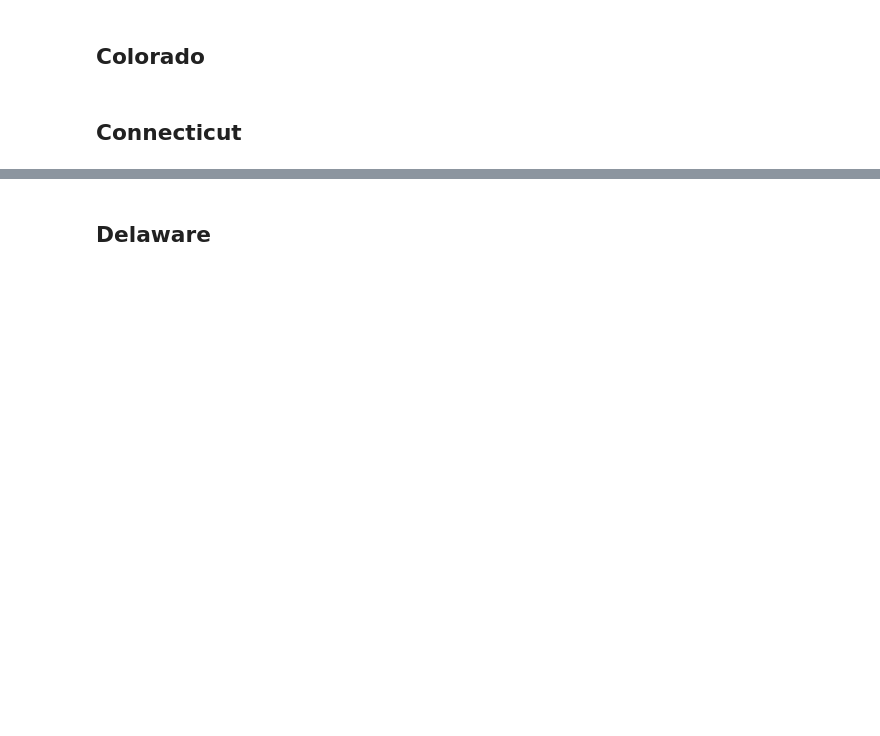
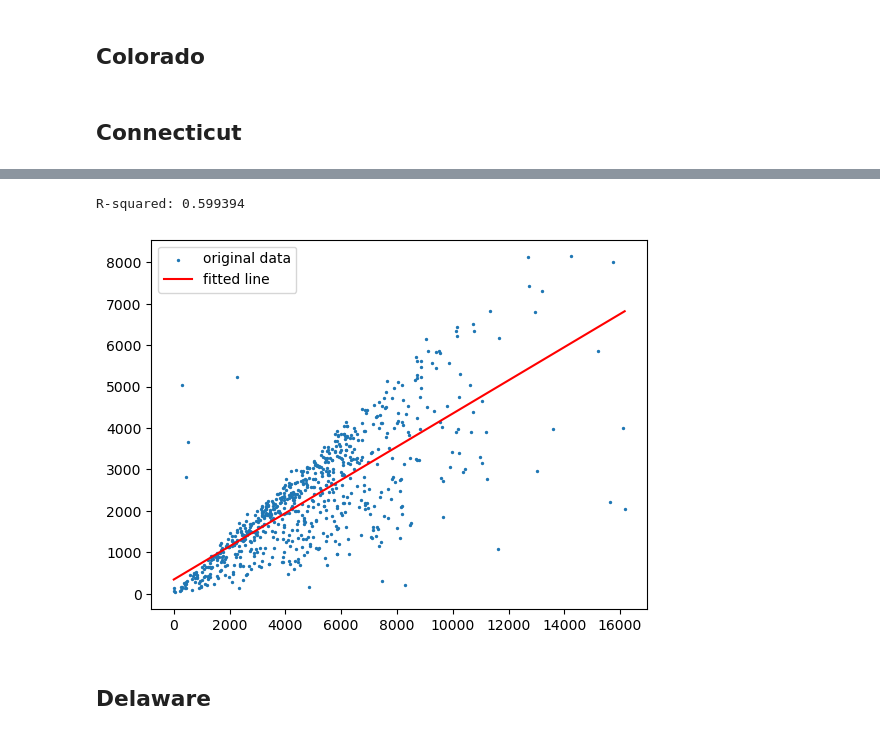
Before and after one commit to yagnesh7/clock-hand-redistricting, a Jupyter notebook: redistricting/data_prep/prepare_states.ipynb, the cells around one changed output, grey strips where cells are left out. Saved outputs shown, nothing was run; the diff lists cells and outputs as text; code cells hidden in the pictures; blank space fills up the shorter version.

```diff
--- a/redistricting/data_prep/prepare_states.ipynb
+++ b/redistricting/data_prep/prepare_states.ipynb
@@ -171,3 +288,16 @@ state_dict = {
+# %%
+cols_to_fill = ["POP20", "USH20_D", "USH20_R"]
+for c in cols_to_fill:
+    ct_2020_house[c] = ct_2020_house[c].fillna(0)
+create_fitline(
+    ct_2020_house["POP20"], ct_2020_house["USH20_D"] + ct_2020_house["USH20_R"]
+)
+
+os.makedirs("output/ct_2020/", exist_ok=True)
+ct_2020_house.to_file("output/ct_2020/ct_2020.shp")
+# %% [output]
+R-squared: 0.599394
+[figure, added]
 # %% [markdown]
 ## Delaware
 # %% [markdown]
```
Also changed, not shown: parts of 45 cells of this notebook, 1 other file.
